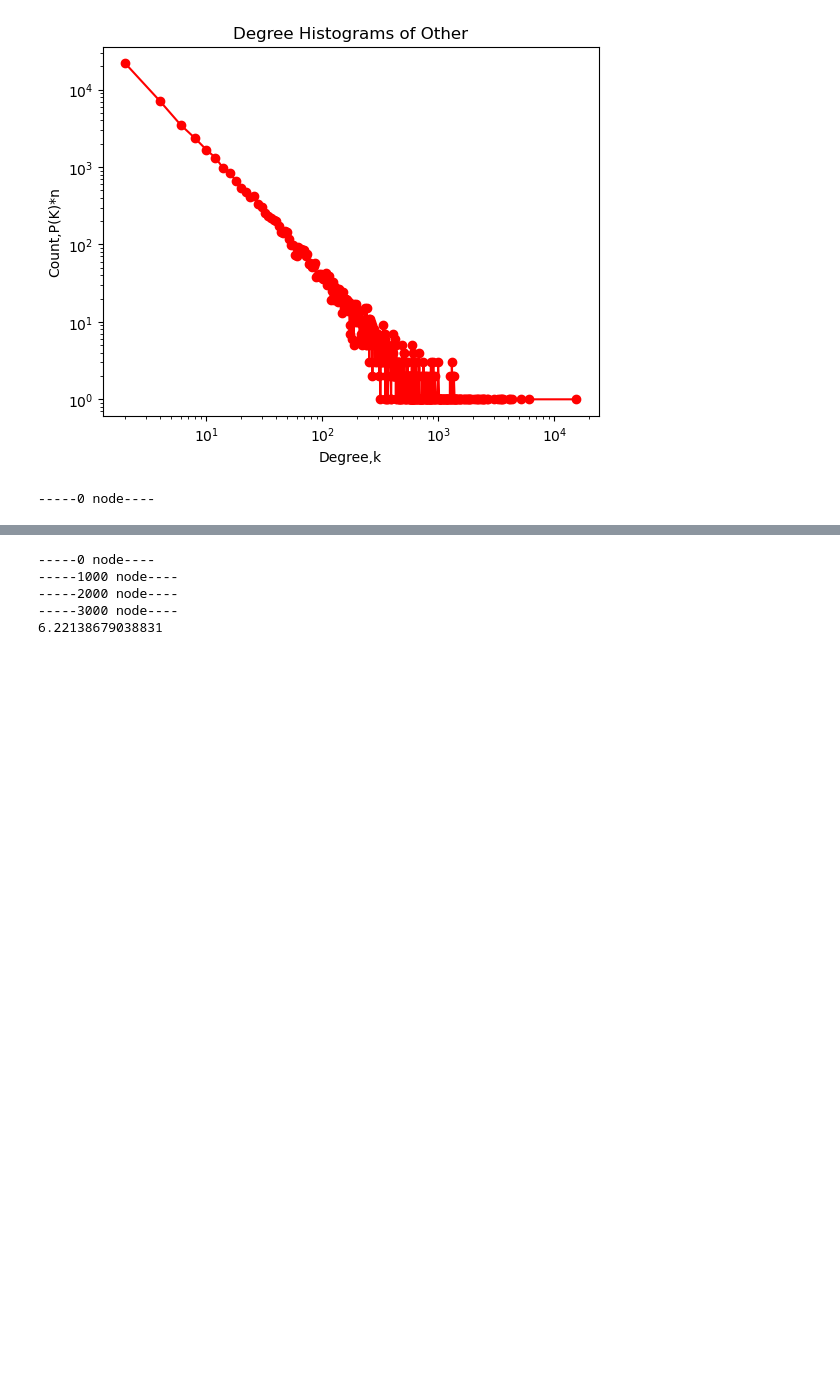
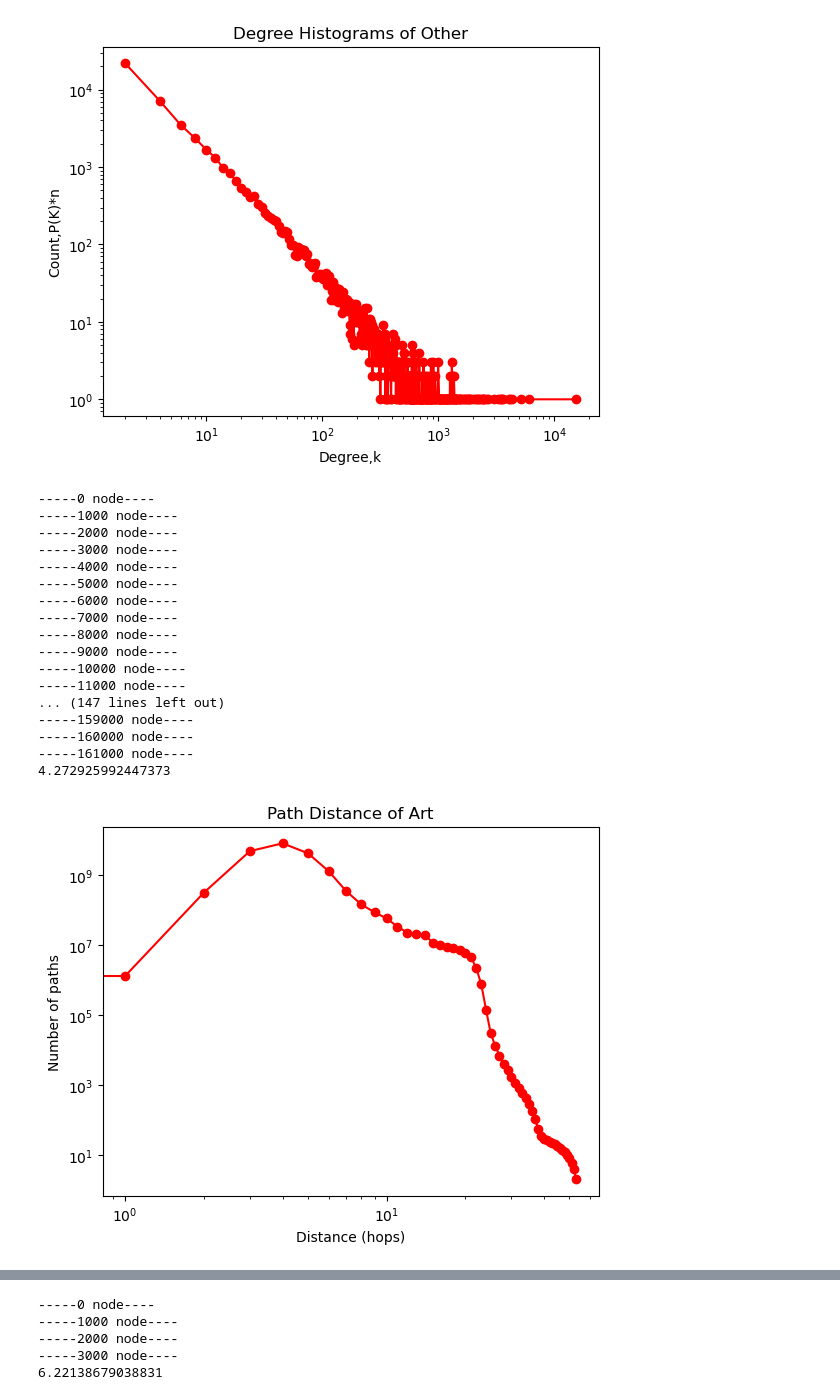
Before and after one commit to Elroy-W/MSBD5008, a Jupyter notebook: Category_Analysis.ipynb, the cells around one changed output, grey strips where cells are left out. Cells and saved outputs as stored; diff of their text form; code cells hidden in the pictures; blank space fills up the shorter version.

```diff
--- a/Category_Analysis.ipynb
+++ b/Category_Analysis.ipynb
@@ -264,28 +264,52 @@ Text(0, 0.5, 'Count,P(K)*n')
 [figure]
 # %%
 # compute distance
+from collections import Counter
 k=0
 graph = graphs[k]
-dis_seq = []
+total_dis=0
+len_dis=0
+counter=Counter([])
 for i, node in enumerate(graph.nodes().to_numpy()):
     path_len = cg.sssp(graph, source=node)
-    dis_seq.extend(path_len['distance'].to_numpy())
+    dis_seq=path_len['distance'].to_numpy()
+    dis_seq=dis_seq[dis_seq<10**10]
+    counter.update(dis_seq)
+    total_dis+=sum(dis_seq)
+    len_dis+=len(dis_seq)
+
     if i % 1000 == 0:
         print("-----{} node----".format(i))
-dis, dis_freq = np.unique(dis_seq, return_counts=True)
-dis=dis[:-1]
-dis_freq=dis_freq[:-1]
+
+dis_freq = [counter.get(d,0) for d in range(int(max(counter))+1)]
+dis = range(len(dis_freq))
+
 #log-log
 plt.title("Path Distance of {}".format(labels[k]))
 plt.loglog(dis, dis_freq, 'ro-')
 plt.xlabel('Distance (hops)')
 plt.ylabel('Number of paths')
 #Calculate average path
-dis_seq=np.array(dis_seq)
-dis_seq=dis_seq[dis_seq<10**10]
-avg_path = sum(dis_seq) / (len(dis_seq) - num_nodes_list[k])
+avg_path = total_dis / (len_dis- num_nodes_list[k])
 print(avg_path)
 # %% [output]
 -----0 node----
+-----1000 node----
+-----2000 node----
+-----3000 node----
+-----4000 node----
+-----5000 node----
+-----6000 node----
+-----7000 node----
+-----8000 node----
+-----9000 node----
+-----10000 node----
+-----11000 node----
+... (147 lines left out)
+-----159000 node----
+-----160000 node----
+-----161000 node----
+4.272925992447373
+[figure, added]
 # %%
 # compute distance
```
Also changed, not shown: parts of 16 cells of this notebook, 1 other file.
